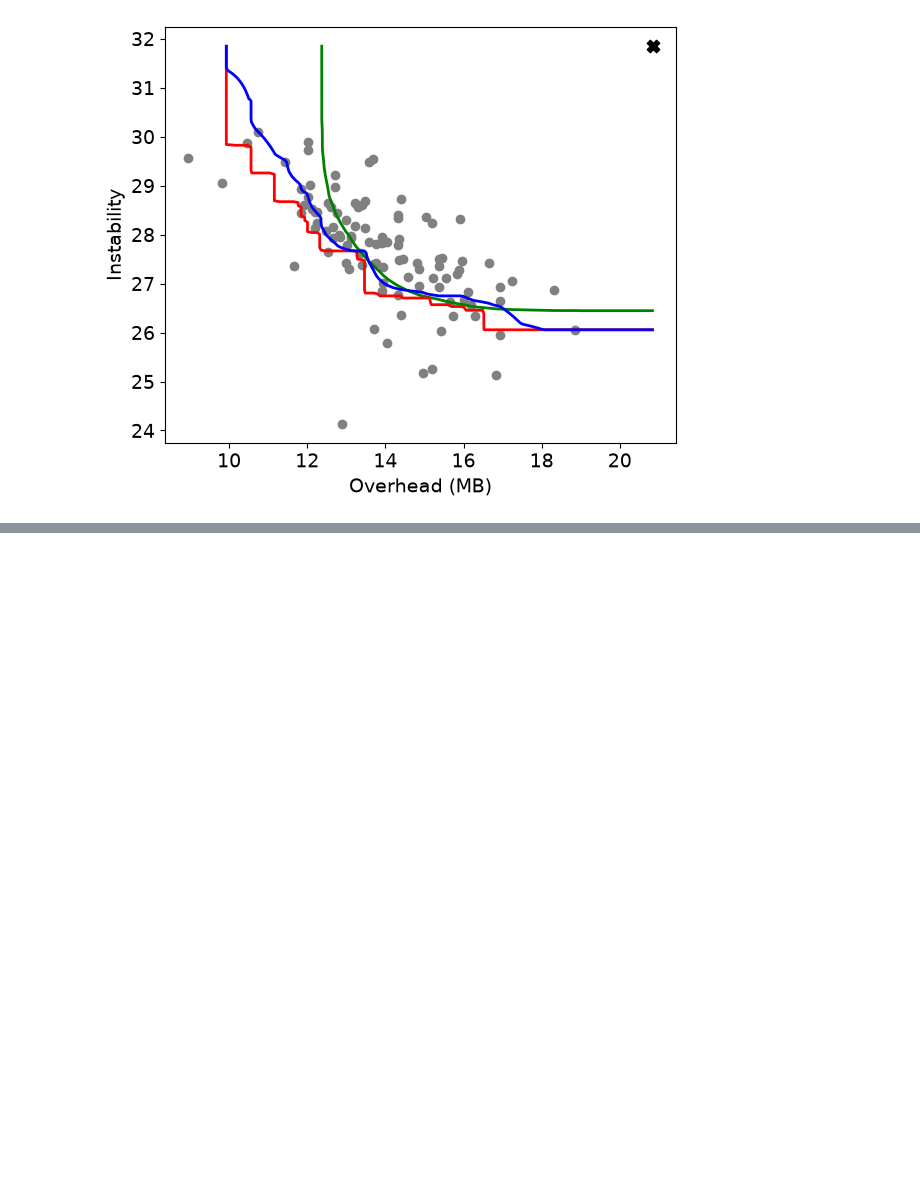
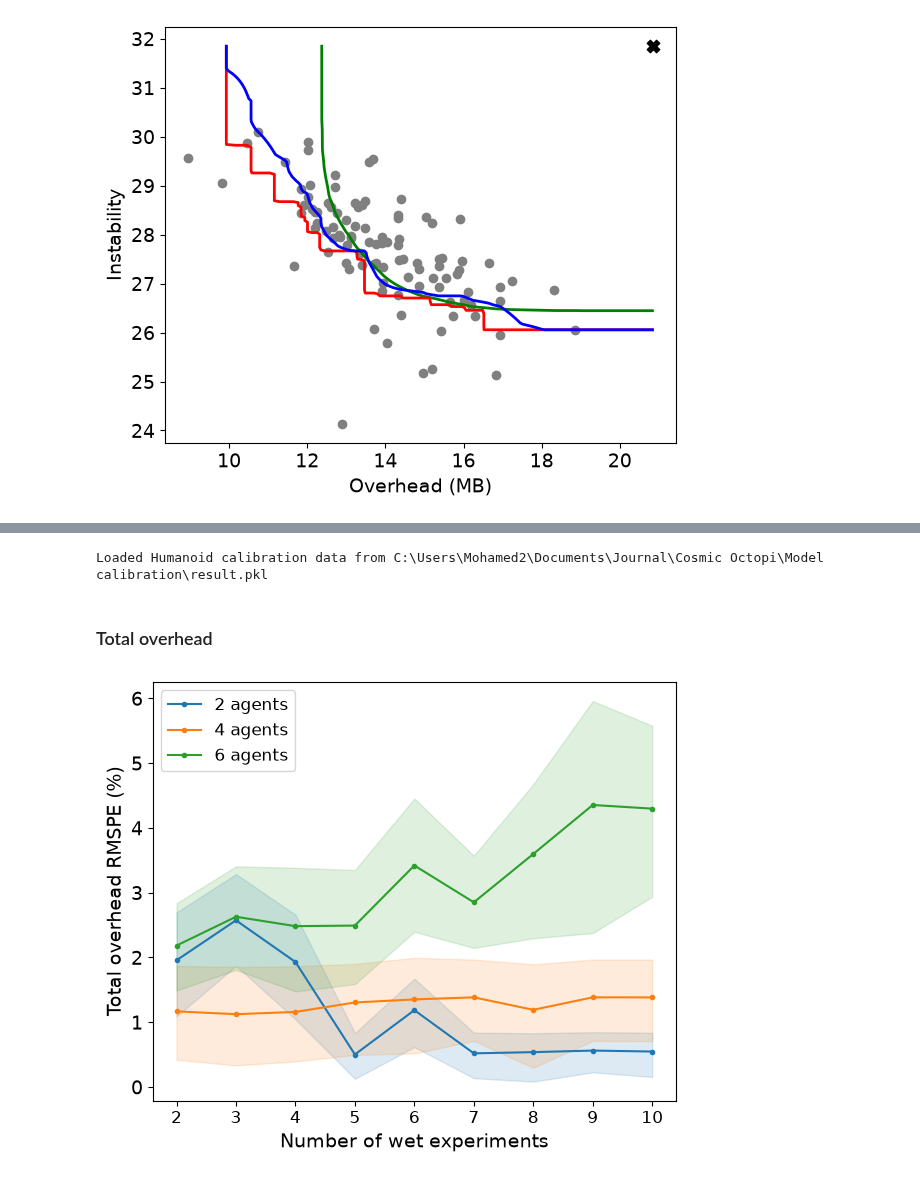
Before and after one commit to MohamedBELLOUCH/Cosmic-Octopi, a Jupyter notebook: Paper plots/Paper plots.ipynb, the cells around one changed output, grey strips where cells are left out. Cells and saved outputs as stored; diff of their text form; code cells hidden in the pictures; blank space fills up the shorter version.

Commit message:
Add calibration sweep results and MORBO toy notebook

```diff
--- a/Paper plots/Paper plots.ipynb
+++ b/Paper plots/Paper plots.ipynb
@@ -334,0 +339,45 @@ plot_pareto_approach(pareto_result['reductionist'])
+# %%
+from pathlib import Path
+import pickle
+import numpy as np
+import matplotlib.pyplot as plt
+
+search_roots = (Path.cwd(), *Path.cwd().parents)
+candidates = [root / 'Model calibration' / 'result.pkl' for root in search_roots]
+candidates += [root / 'Cosmic Octopi' / 'Model calibration' / 'result.pkl' for root in search_roots]
+calibration_result_path = next((path for path in candidates if path.is_file()), None)
+if calibration_result_path is None:
+    raise FileNotFoundError('Run Model calibration/script.py first.')
+with calibration_result_path.open('rb') as file:
+    calibration_result = pickle.load(file)
+
+metric_error = calibration_result['metric_error']
+
+def plot_calibration_error(metric_index, ylabel):
+    experiments = metric_error['wet_experiment_counts']
+    colors = ('#1f77b4', '#ff7f0e', '#2ca02c')
+    plt.figure(figsize=(6, 5))
+    for agent_index, n_agents in enumerate(metric_error['agent_counts']):
+        center = metric_error['root_mean_square_percentage_error'][agent_index, :, metric_index]
+        lower = metric_error['rmspe_band_lower'][agent_index, :, metric_index]
+        upper = metric_error['rmspe_band_upper'][agent_index, :, metric_index]
+        plt.plot(experiments, center, marker='o', markersize=3, color=colors[agent_index],
+                 label=f'{n_agents} agents')
+        plt.fill_between(experiments, lower, upper, color=colors[agent_index], alpha=0.15)
+    plt.xlabel('Number of wet experiments', fontsize=14)
+    plt.ylabel(ylabel, fontsize=14)
+    plt.xticks(experiments, fontsize=12)
+    plt.yticks(fontsize=14)
+    plt.legend(fontsize=12)
+    plt.tight_layout()
+    plt.show()
+
+print(f'Loaded Humanoid calibration data from {calibration_result_path}')
+# %% [output]
+Loaded Humanoid calibration data from C:\Users\Mohamed2\Documents\Journal\Cosmic Octopi\Model calibration\result.pkl
+# %% [markdown]
+### Total overhead
+# %%
+plot_calibration_error(0, 'Total overhead RMSPE (%)')
+# %% [output]
+[figure, added]
```
Also changed, not shown: parts of 3 cells of this notebook, 5 other files.
